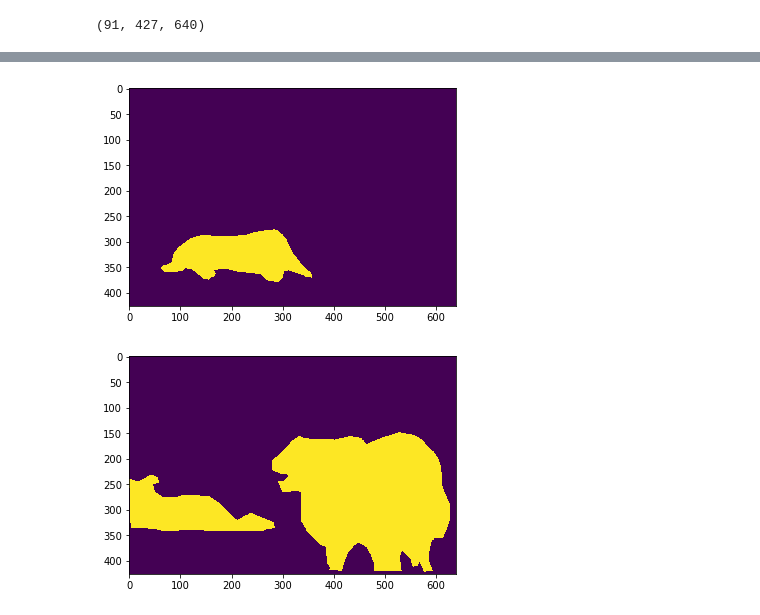
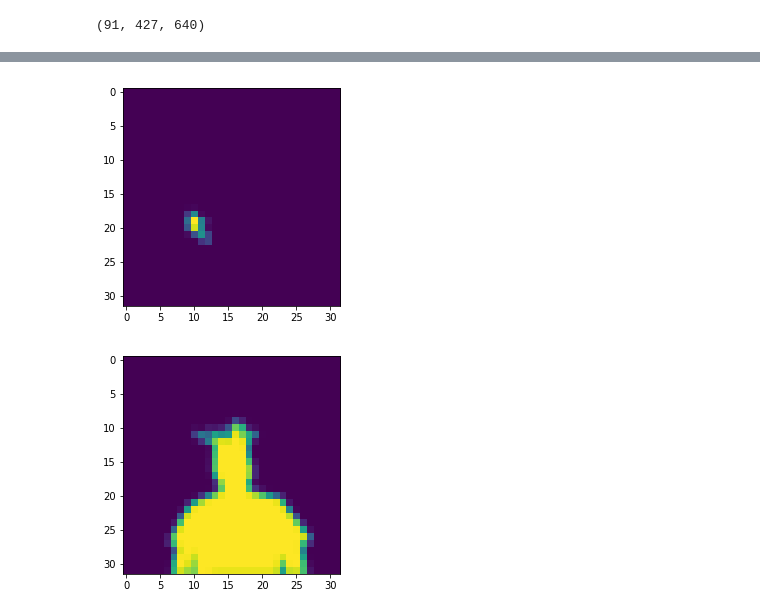
Before and after one commit to Beanin/object-to-object-style-transfer, a Jupyter notebook: transfer.ipynb, the cells around one changed output, grey strips where cells are left out. Cells and saved outputs as stored; diff of their text form; code cells hidden in the pictures.

Commit message:
Reworked interfaces. Added debug output. Precompute distances for masks to improve performance.

```diff
--- a/transfer.ipynb
+++ b/transfer.ipynb
@@ -118,11 +434,11 @@ del gen
 # %%
 plt.figure(1)
-plt.imshow(content_masks[18])
+plt.imshow(content_masks_3_1[0, 1].cpu().data.numpy())
 plt.show()
 
 plt.figure(2)
-plt.imshow(style_masks[18])
+plt.imshow(style_masks_3_1[0, 1].cpu().data.numpy())
 plt.show()
 # %% [output]
-[figure, old version]
+[figure, new version]
-[figure, old version]
+[figure, new version]
```
Also changed, not shown: parts of 29 cells of this notebook.
